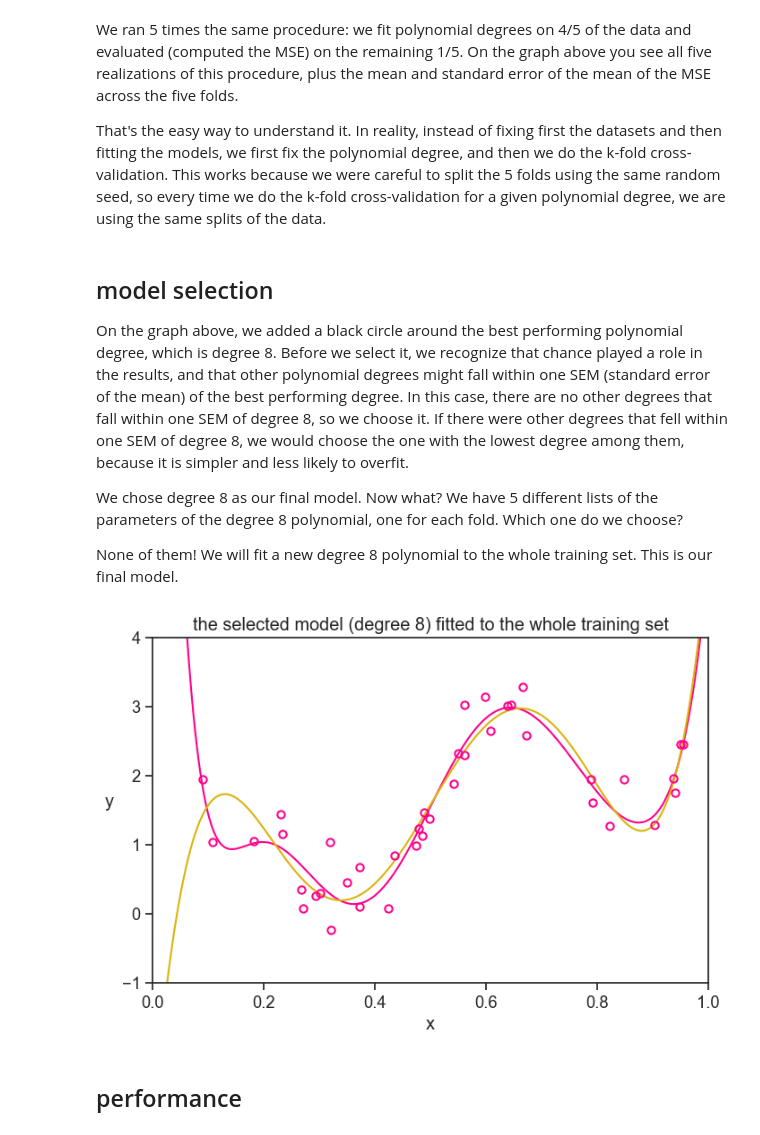
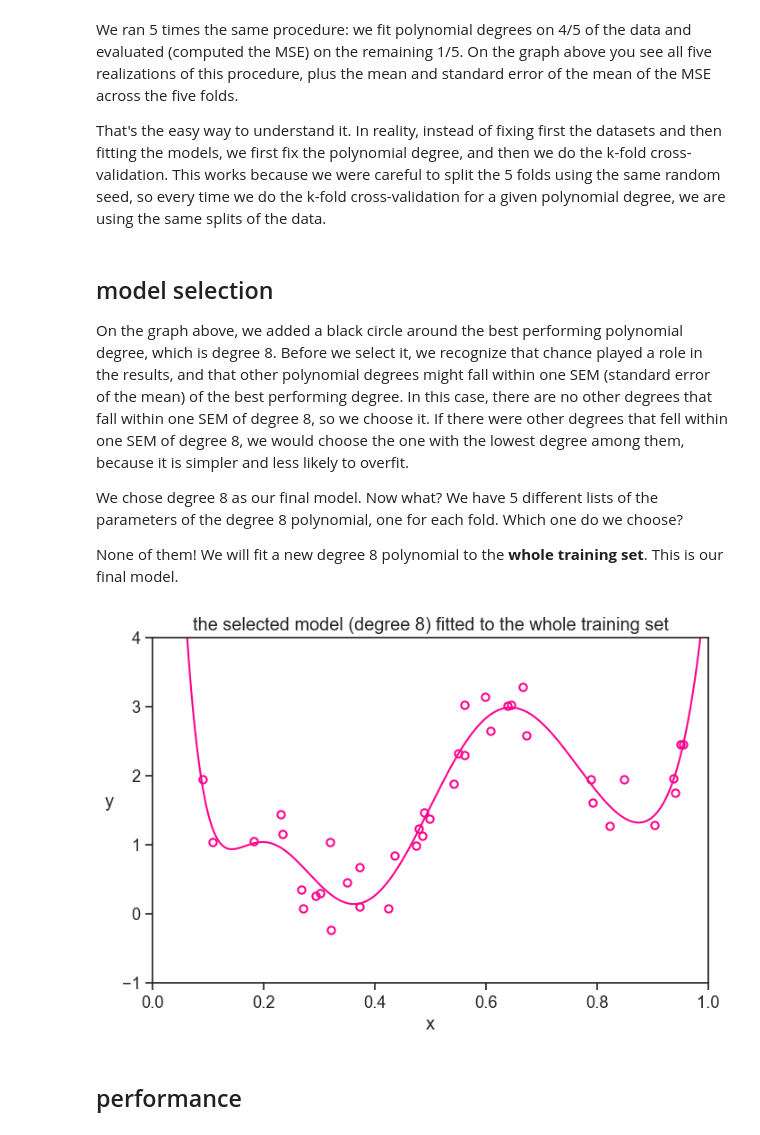
Before and after one commit to yairmau/statistics, a Jupyter notebook: generalization/cross-validation.ipynb, the cells around one changed output. Saved outputs shown, nothing was run; the diff lists cells and outputs as text; code cells hidden in the pictures.

```diff
--- a/generalization/cross-validation.ipynb
+++ b/generalization/cross-validation.ipynb
@@ -196,7 +195,7 @@ On the graph above, we added a black circle around the best performing polynomia
 
 We chose degree 8 as our final model. Now what? We have 5 different lists of the parameters of the degree 8 polynomial, one for each fold. Which one do we choose?
 
-None of them! We will fit a new degree 8 polynomial to the whole training set. This is our final model.
+None of them! We will fit a new degree 8 polynomial to the **whole training set**. This is our final model.
 # %%
 #| code-summary: "compute y hat"
 yhat_n = []
@@ -207,19 +206,19 @@ for degree in d_list:
 # %%
 #| code-summary: "plot"
 fig, ax = plt.subplots(figsize=(8, 5))
 ax.plot(pop_x, (yhat_n[8-1])(pop_x),
         color=pink, label=r'true function, $f(x)$')
-ax.plot(pop_x, (yhat_n[5-1])(pop_x),
-        color=gold, label=r'true function, $f(x)$')
+# ax.plot(pop_x, (yhat_n[5-1])(pop_x),
+#         color=gold, label=r'true function, $f(x)$')
 ax.plot(train_x, train_y, ls="None", marker='o', markersize=6,
         markerfacecolor='None', markeredgecolor=pink,
         markeredgewidth=1.5, clip_on=False, label="train set")
 ax.set_ylabel("y", rotation=0, labelpad=10)
 ax.set(xlabel="x",
        title="the selected model (degree 8) fitted to the whole training set",
         xlim=(pop_x[0], pop_x[-1]),
         ylim=(-1, 4));
 # %% [output]
-[figure, old version]
+[figure, new version]
 # %% [markdown]
 ## performance
```
Also changed, not shown: parts of 22 cells of this notebook, 12 other files.
